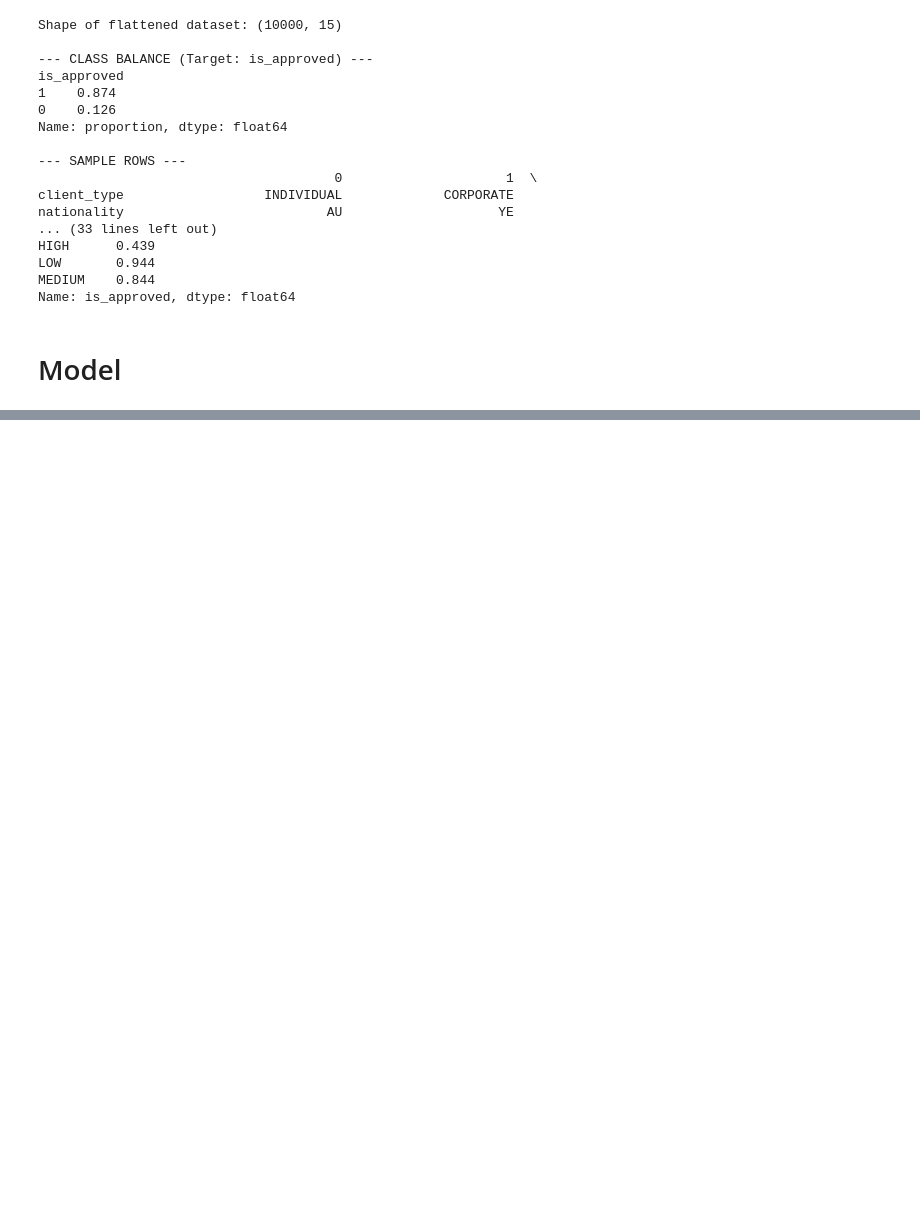
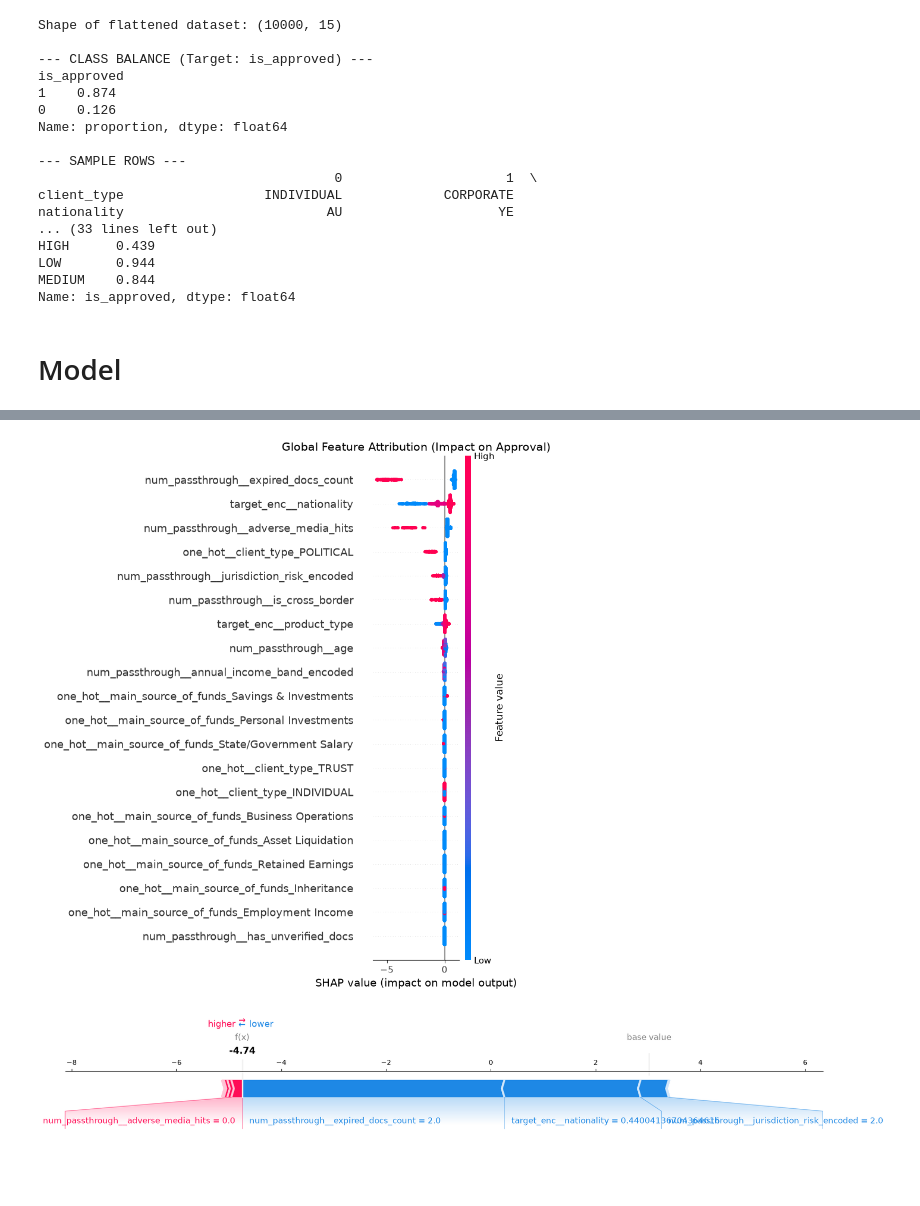
Before and after one commit to Bialkasss/KYC-Client-Onboarding, a Jupyter notebook: data_analysis/analysis.ipynb, the cells around one changed output, grey strips where cells are left out. Saved outputs shown, nothing was run; the diff lists cells and outputs as text; code cells hidden in the pictures; blank space fills up the shorter version.

Commit message:
feat: lightGBM, SHAP, DICE

```diff
--- a/data_analysis/analysis.ipynb
+++ b/data_analysis/analysis.ipynb
@@ -266,0 +371,10 @@ plt.show()
+# %%
+# Access the fitted preprocessor step from the pipeline
+preprocessor_step = pipeline.named_steps["preprocessor"]
+
+# Extract the generated feature names
+feature_names = preprocessor_step.get_feature_names_out()
+
+print(f"Total Transformed Features: {len(feature_names)}")
+for idx, name in enumerate(feature_names):
+    print(f"{idx:02d}: {name}")
@@ -266,0 +399,39 @@ plt.show()
+# %%
+import matplotlib.pyplot as plt
+import pandas as pd
+import shap
+
+# 1. Transform raw test data into the numeric matrix LightGBM actually sees
+X_test_transformed = preprocessor_step.transform(X_test)
+X_test_df = pd.DataFrame(X_test_transformed, columns=feature_names)
+
+# 2. Extract the trained LightGBM model from the pipeline
+lgbm_model = pipeline.named_steps["classifier"]
+
+# 3. Compute SHAP Values
+explainer = shap.TreeExplainer(lgbm_model)
+shap_values = explainer.shap_values(X_test_df)
+
+# For binary classification, shap_values is a list [class_0, class_1] or a single matrix
+shap_vals_target = shap_values[1] if isinstance(shap_values, list) else shap_values
+
+# 4. Global Feature Importance (Beeswarm Summary Plot)
+plt.figure(figsize=(10, 6))
+shap.summary_plot(shap_vals_target, X_test_df, show=False)
+plt.title("Global Feature Attribution (Impact on Approval)", fontsize=14)
+plt.tight_layout()
+plt.show()
+
+# 5. Local Explanation for a Single Rejected Applicant
+rejected_idx = (y_test == 0).values.nonzero()[0][0]
+shap.force_plot(
+    explainer.expected_value[1]
+    if isinstance(explainer.expected_value, (list, np.ndarray))
+    else explainer.expected_value,
+    shap_vals_target[rejected_idx, :],
+    X_test_df.iloc[rejected_idx, :],
+    matplotlib=True,
+)
+# %% [output]
+[figure, added]
+[figure, added]
```
Also changed, not shown: parts of 9 cells of this notebook.
